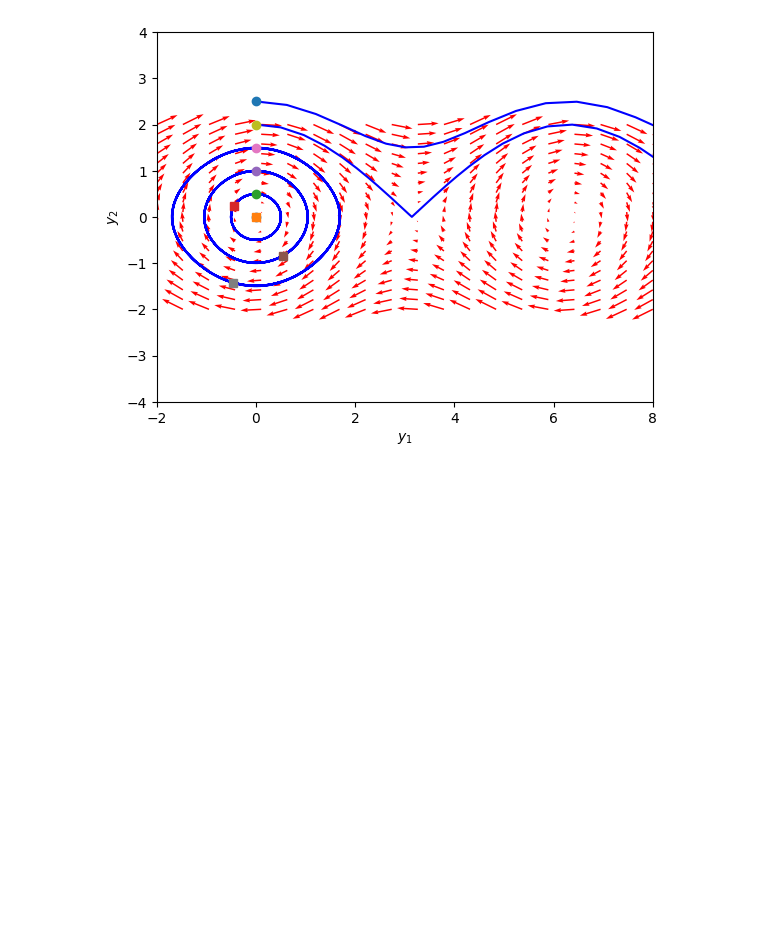
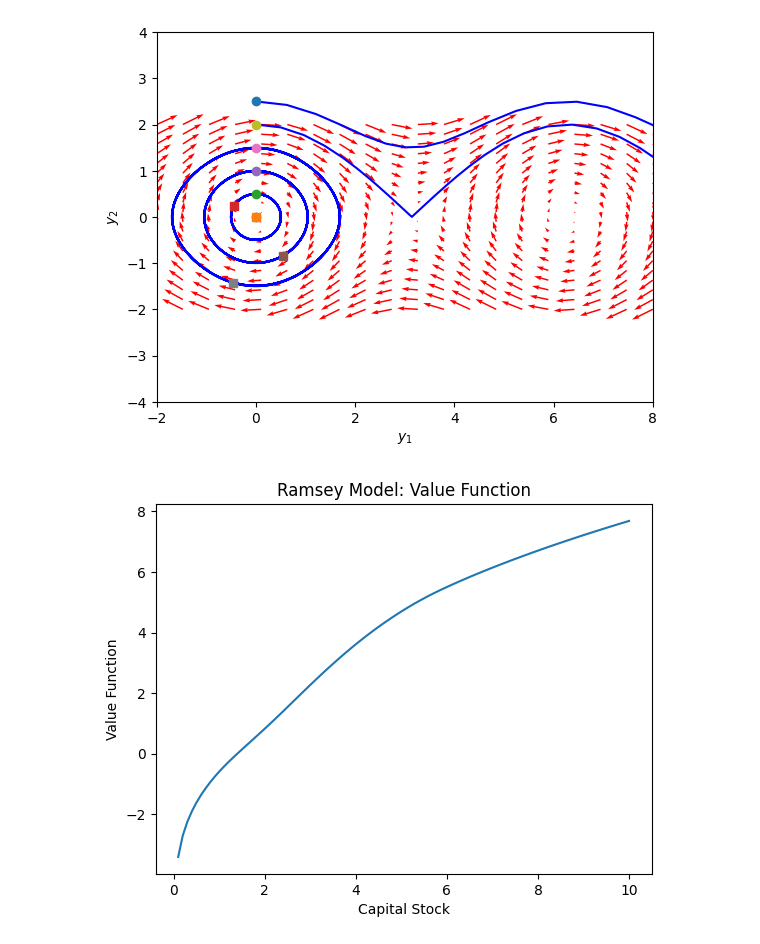
Before and after one commit to thanhqtran/tohoku_bootcamp, a Jupyter notebook: summer2023/math/simul_code.ipynb, the cells around one changed output. Saved outputs shown, nothing was run; the diff lists cells and outputs as text; code cells hidden in the pictures; blank space fills up the shorter version.

```diff
--- a/summer2023/math/simul_code.ipynb
+++ b/summer2023/math/simul_code.ipynb
@@ -911,3 +911,78 @@ for y20 in [0, 0.5, 1, 1.5, 2, 2.5]:
 plt.show()
 # %% [output]
 [figure]
+# %%
+import numpy as np
+import matplotlib.pyplot as plt
+
+# Model parameters
+beta = 0.95
+sigma = 2.0
+alpha = 0.36
+delta = 0.1
+rho = 0.9
+sigma_epsilon = 0.02
+T = 1000
+
+# Grid for capital stock values
+K_min = 0.1
+K_max = 10.0
+K_size = 100
+K = np.linspace(K_min, K_max, K_size)
+
+# Production function
+def production(k):
+    return k**alpha
+
+# Utility function
+def utility(c):
+    return np.log(c)
+
+# Initialize value function
+V = np.zeros((T+1, K_size))
+
+# Backward induction
+for t in range(T - 1, -1, -1):
+    for i in range(K_size):
+        k = K[i]
+        max_value = -np.inf
+        for j in range(K_size):
+            k_next = K[j]
+            c = production(k) + (1 - delta) * k - k_next
+            if c > 0:
+                future_value = beta * (rho * V[t+1, j] + (1 - rho) * V[t, j])
+                current_value = utility(c) + future_value
+                if current_value > max_value:
+                    max_value = current_value
+        V[t, i] = max_value
+
+# Extract policy function
+policy = np.zeros((T, K_size), dtype=int)
+for t in range(T):
+    for i in range(K_size):
+        k = K[i]
+        max_value = -np.inf
+        for j in range(K_size):
+            k_next = K[j]
+            c = production(k) + (1 - delta) * k - k_next
+            if c > 0:
+                future_value = beta * (rho * V[t+1, j] + (1 - rho) * V[t, j])
+                current_value = utility(c) + future_value
+                if current_value > max_value:
+                    max_value = current_value
+                    policy[t, i] = j
+
+# Plot the final value function
+plt.figure()
+plt.plot(K, V[0, :])
+plt.title("Ramsey Model: Value Function")
+plt.xlabel("Capital Stock")
+plt.ylabel("Value Function")
+plt.show()
+
+# Print policy for some capital stock levels
+for t in [10, 20, 30]:
+    for k_idx in [10, 20, 30]:
+        print(f"Optimal capital next period at time {t} when current K = {K[k_idx]:.2f}: {K[policy[t, k_idx]]:.2f}")
+# %% [output]
+[figure, added]
```
Also changed, not shown: parts of 2 cells of this notebook, 8 other files.
